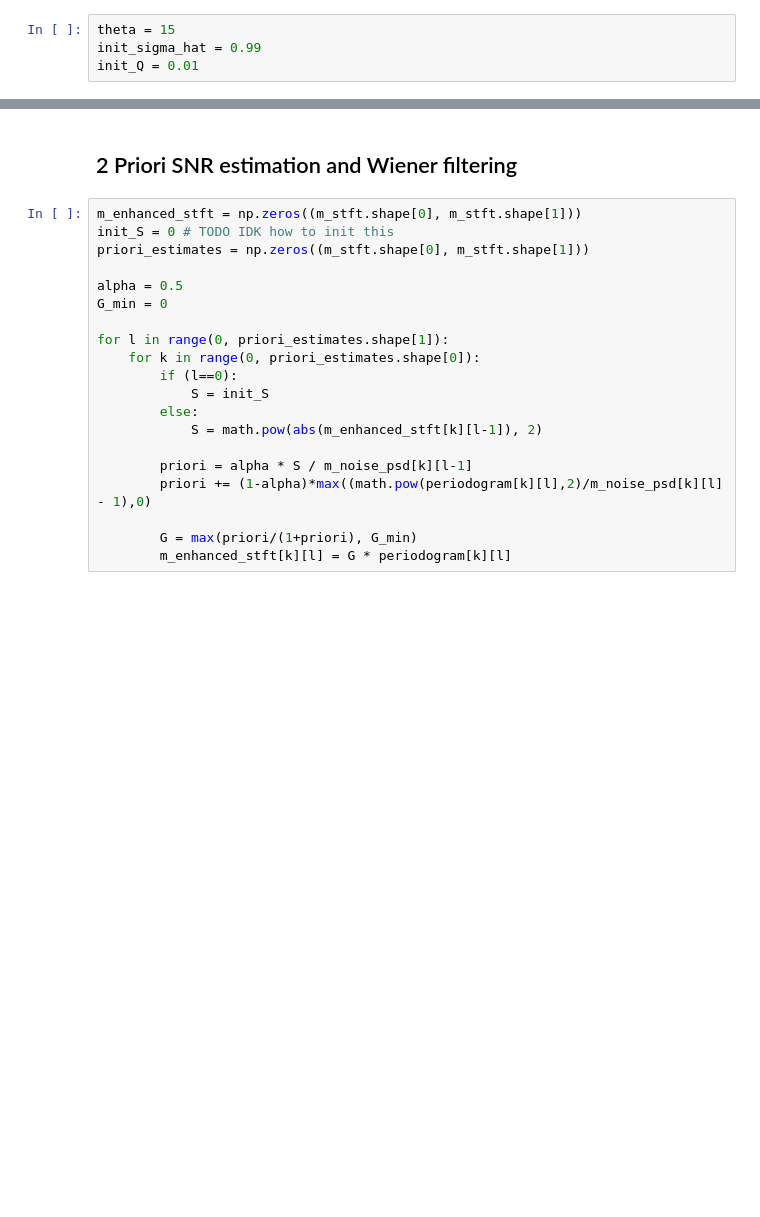
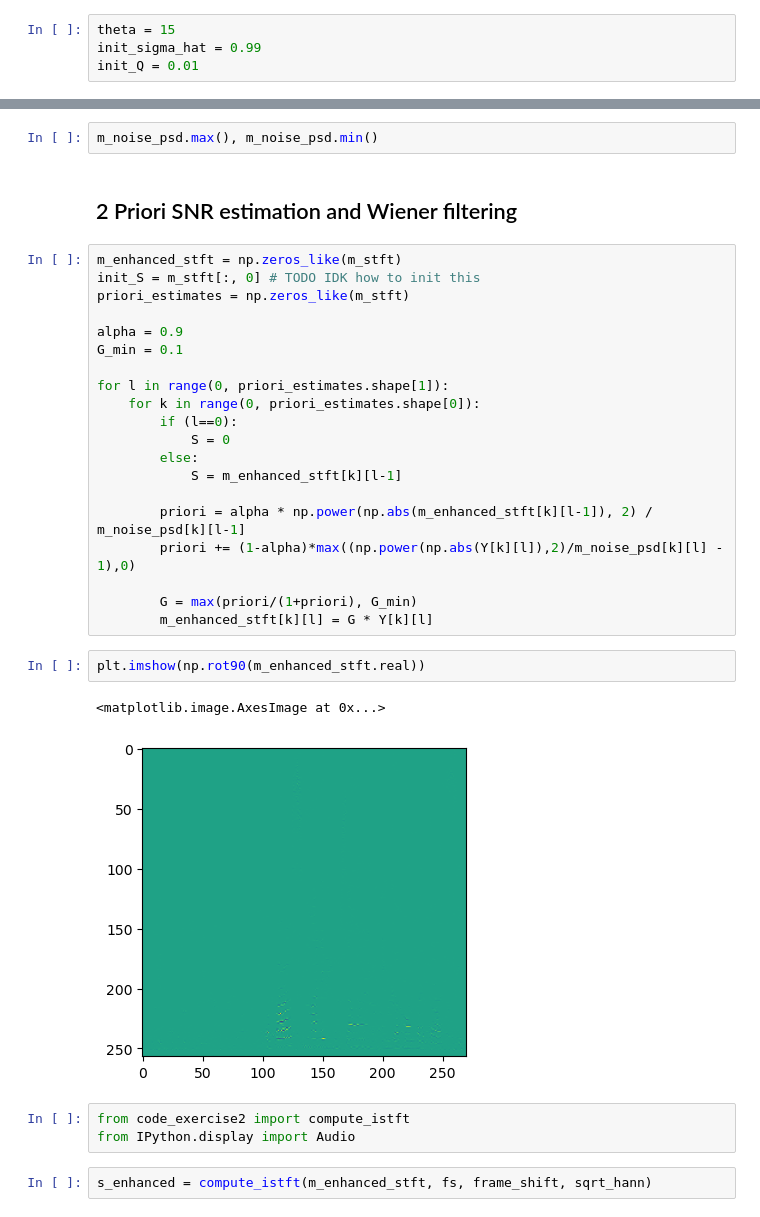
Before and after one commit to iibrahimli/ssp_sose2023, a Jupyter notebook: Exercise6/exercise_6.ipynb, the cells around one changed output, grey strips where cells are left out. Cells and saved outputs as stored; diff of their text form; blank space fills up the shorter version.

```diff
--- a/Exercise6/exercise_6.ipynb
+++ b/Exercise6/exercise_6.ipynb
@@ -138,22 +150,34 @@ array([[0.06003583, 0.10429186, 0.08574982, ..., 1.        , 0.05919796,
+# %%
+m_noise_psd.max(), m_noise_psd.min()
 # %% [markdown]
 ## 2 Priori SNR estimation and Wiener filtering
 # %%
-m_enhanced_stft = np.zeros((m_stft.shape[0], m_stft.shape[1]))
-init_S = 0 # TODO IDK how to init this
-priori_estimates = np.zeros((m_stft.shape[0], m_stft.shape[1]))
+m_enhanced_stft = np.zeros_like(m_stft)
+init_S = m_stft[:, 0] # TODO IDK how to init this
+priori_estimates = np.zeros_like(m_stft)
 
-alpha = 0.5
-G_min = 0
+alpha = 0.9
+G_min = 0.1
 
 for l in range(0, priori_estimates.shape[1]):
     for k in range(0, priori_estimates.shape[0]):
         if (l==0):
-            S = init_S
+            S = 0
         else:
-            S = math.pow(abs(m_enhanced_stft[k][l-1]), 2)
+            S = m_enhanced_stft[k][l-1]
 
-        priori = alpha * S / m_noise_psd[k][l-1]
-        priori += (1-alpha)*max((math.pow(periodogram[k][l],2)/m_noise_psd[k][l] - 1),0)
+        priori = alpha * np.power(np.abs(m_enhanced_stft[k][l-1]), 2) / m_noise_psd[k][l-1]
+        priori += (1-alpha)*max((np.power(np.abs(Y[k][l]),2)/m_noise_psd[k][l] - 1),0)
 
         G = max(priori/(1+priori), G_min)
-        m_enhanced_stft[k][l] = G * periodogram[k][l]
+        m_enhanced_stft[k][l] = G * Y[k][l]
+# %%
+plt.imshow(np.rot90(m_enhanced_stft.real))
+# %% [output]
+<matplotlib.image.AxesImage at 0x...>
+[figure, added]
+# %%
+from code_exercise2 import compute_istft
+from IPython.display import Audio
+# %%
+s_enhanced = compute_istft(m_enhanced_stft, fs, frame_shift, sqrt_hann)
```
Also changed, not shown: parts of 11 cells of this notebook, 1 other file.
